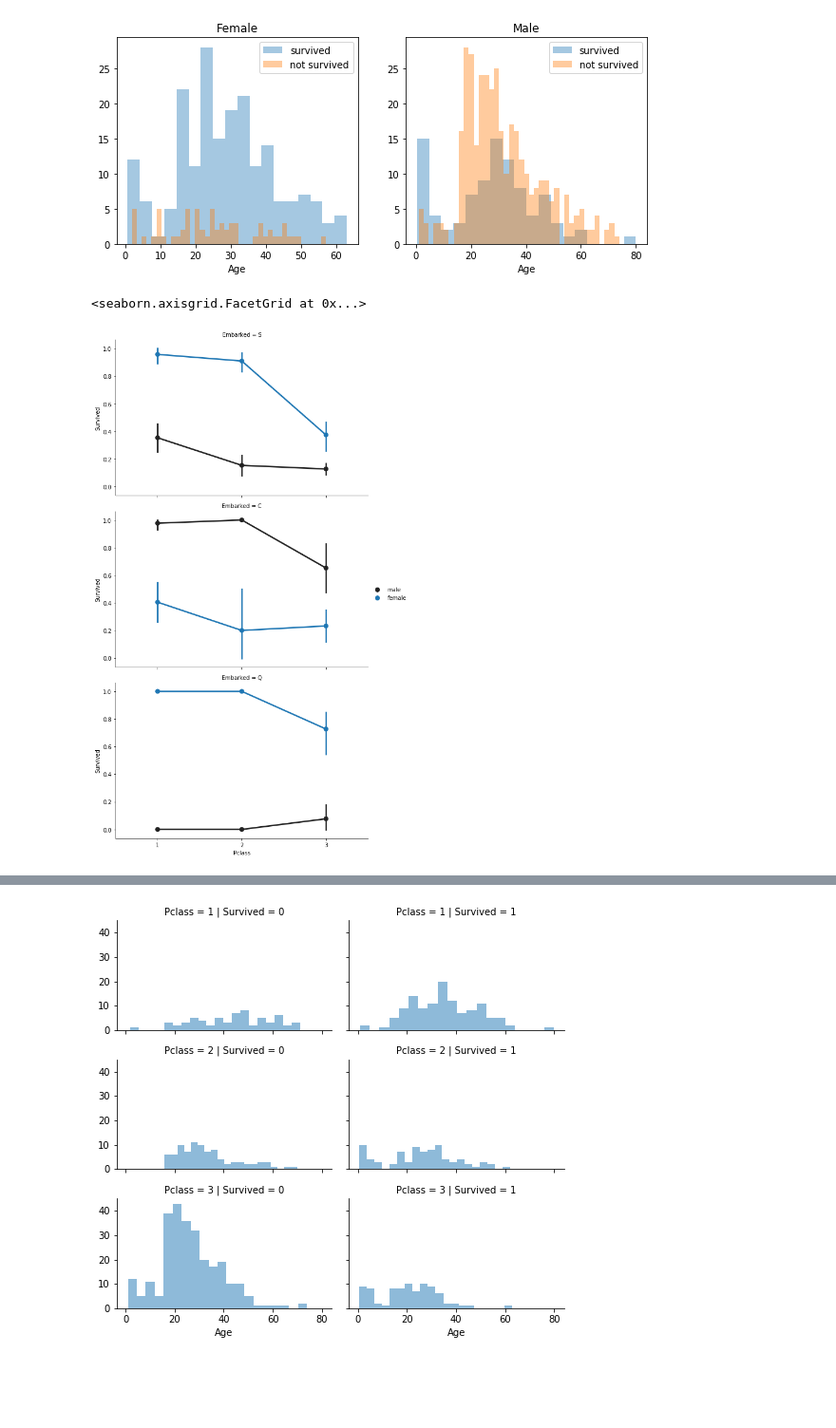
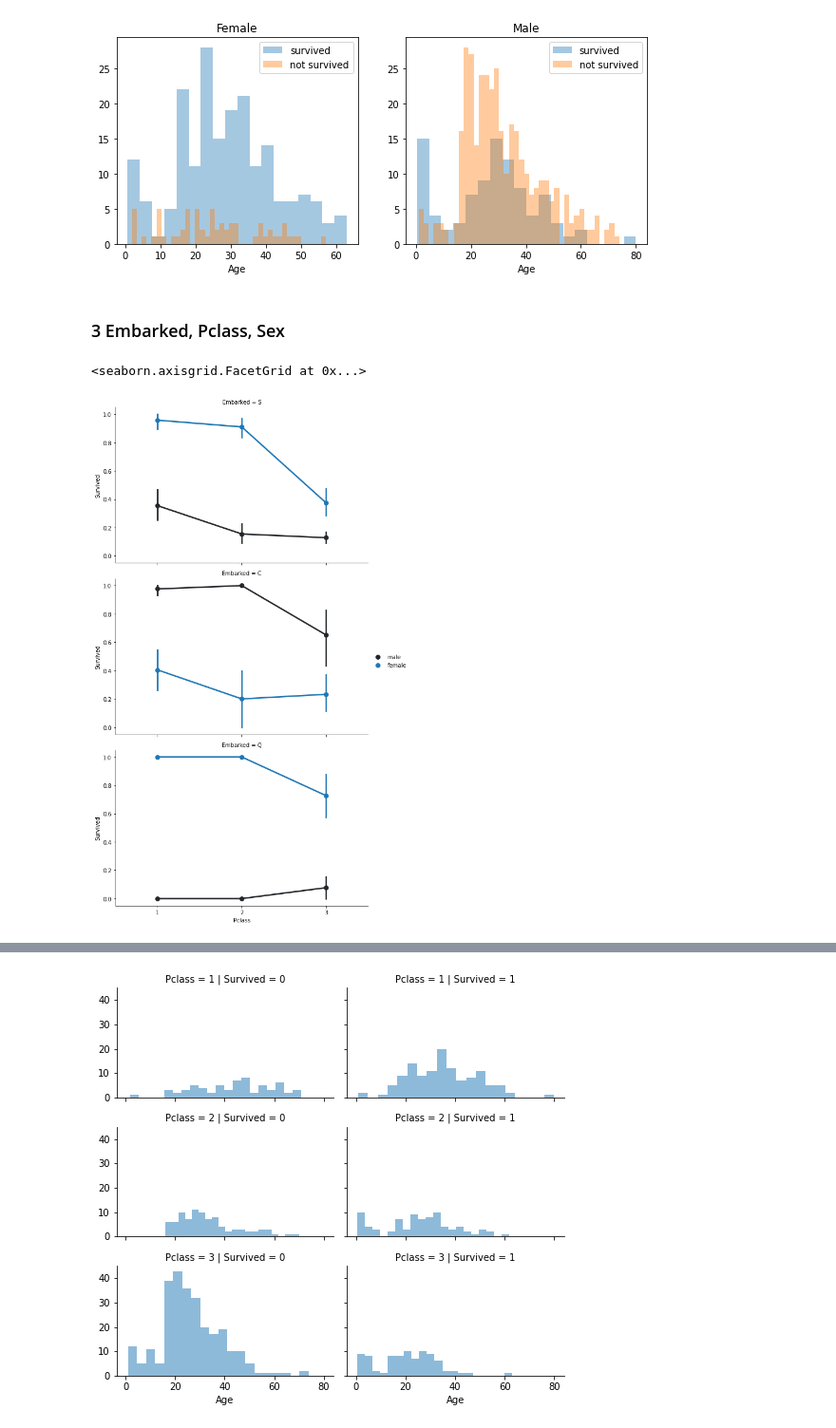
Before and after one commit to bpassini12/Titanic_Machine_Learning_BP, a Jupyter notebook: Titanic_ML.ipynb, the cells around one changed output, grey strips where cells are left out. Shown at 95% size. Cells and saved outputs as stored; diff of their text form; code cells hidden in the pictures; blank space fills up the shorter version.

```diff
--- a/Titanic_ML.ipynb
+++ b/Titanic_ML.ipynb
@@ -134,10 +117,12 @@ ax.legend()
 _ = ax.set_title('Male')
 # %% [output]
 [figure]
+# %% [markdown]
+### 3 Embarked, Pclass, Sex
 # %%
-FacetGrid = sns.FacetGrid(train_df, row='Embarked', size=4.5, aspect=1.6)
+FacetGrid = sns.FacetGrid(train_df, row='Embarked', height=4.5, aspect=1.6)
 FacetGrid.map(sns.pointplot, 'Pclass', 'Survived', 'Sex', palette=None,  order=None, hue_order=None )
 FacetGrid.add_legend()
 # %% [output]
 <seaborn.axisgrid.FacetGrid at 0x...>
-[figure, old version]
+[figure, new version]
```
Also changed, not shown: parts of 78 cells of this notebook, 1 other file.
